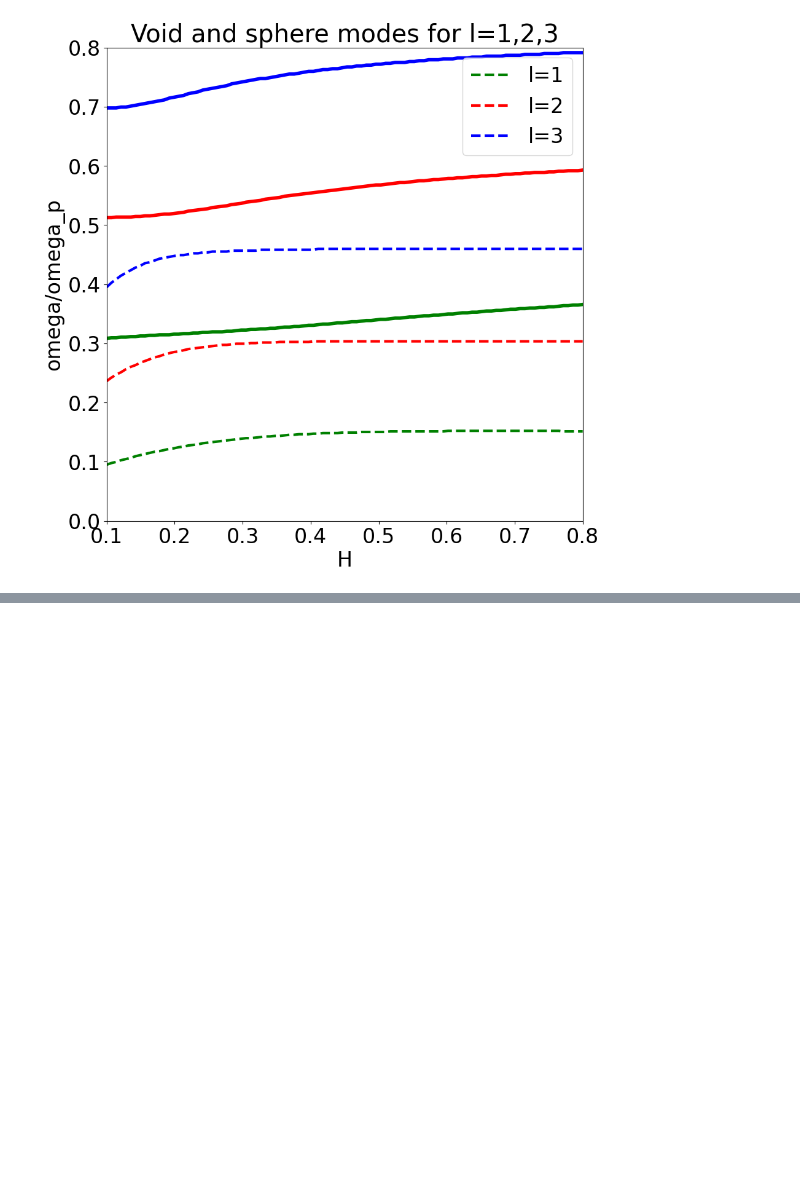
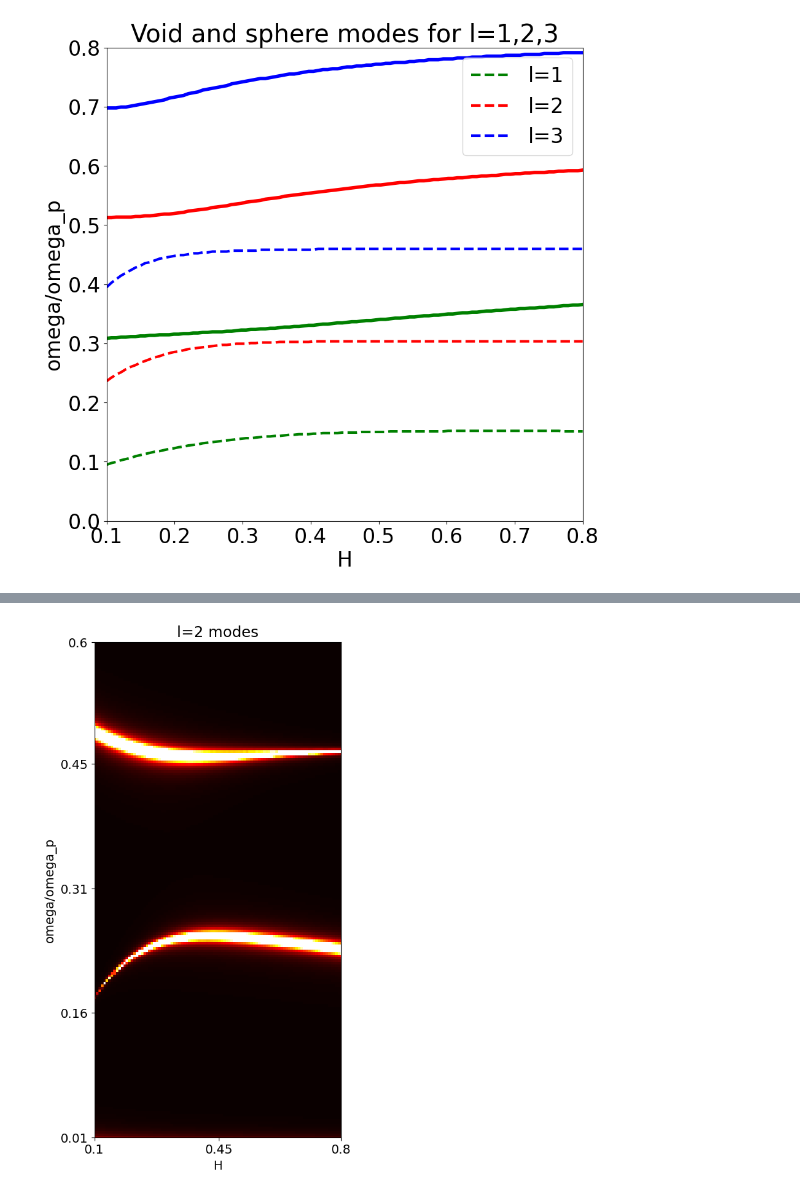
Before and after one commit to AliGhorashiCMT/Coherent-Perfect-Absorption, a Jupyter notebook: spheres/Void Plasmon Higher Angular Momentum.ipynb, the cells around one changed output, grey strips where cells are left out. Drawn from its saved outputs; the diff is of its cells as text; code cells hidden in the pictures; blank space fills up the shorter version.

Commit message:
de Abajo paper mistake code

```diff
--- a/spheres/Void Plasmon Higher Angular Momentum.ipynb
+++ b/spheres/Void Plasmon Higher Angular Momentum.ipynb
@@ -1051,0 +1057,28 @@ ax.legend();
+# %%
+K = 100
+N = 200
+l = 2
+R = 6
+Hs = linspace(0.1, 0.8, K) # Range of Rs (normalized value of b) used in the paper
+omega_over_omega_ps_real = linspace(0.01, 0.6, N) # range of real(omega)/omega_p
+omega_over_omega_ps_imag = linspace(0.0001, 0.5, N) # range of imag(omega)/omega_p
+omega_over_omega_ps = omega_over_omega_ps_real.reshape((N, 1)).repeat(N, axis=1) - 1j*omega_over_omega_ps_imag.reshape((1, N)).repeat(N, axis=0)
+gamma_e = 0
+gammas = np.zeros((K, N))
+heatmap_data = np.zeros((K, N))
+for (H_idx, H) in enumerate(Hs):
+    if (H_idx % 10) == 0:
+        print(H_idx)
+    epsilon2 = gold_drude(omega_over_omega_ps, gamma_e=gamma_e); epsilon1 =  ones((N, N))
+    kR = R * omega_over_omega_ps
+    previous_coefficients = np.array([1, 1])
+
+    next_coefficients = e_r_recursive_cpa(previous_coefficients, l, epsilon1, epsilon2, kR)
+
+    epsilon2 = ones((N, N)) ; epsilon1 = gold_drude(omega_over_omega_ps, gamma_e=gamma_e);
+    kR =  (H * l + R) * omega_over_omega_ps
+    next_coefficients = e_r_recursive_cpa(next_coefficients, l, epsilon1, epsilon2, kR)
+
+    scattering_amplitudes = np.abs(next_coefficients[0, ...]/next_coefficients[1, ...])**2
+    heatmap_data[H_idx, :] =  scattering_amplitudes.max(axis=1) # maximum across all imaginary values for the frequency
+    gammas[H_idx, :] = omega_over_omega_ps_imag[scattering_amplitudes.argmax(axis=1)]
@@ -1051,0 +1096,13 @@ ax.legend();
+# %%
+plt.rcParams.update({'font.size': 14})
+fig, ax = plt.subplots(figsize=(15,10))
+ax.imshow(heatmap_data.T, cmap="hot", vmin=1, vmax=200, origin="lower");
+ax.set_xticks([0, K/2, K-1], Hs[[0, round(K/2), K-1]].round(2))
+ax.set_yticks([0, N/4, N/2, N*3/4, N-1], omega_over_omega_ps_real[[0, round(N/4), round(N/2), round(3*N/4), N-1]].round(2))
+ax.set_xlim(0, K-1)
+ax.set_ylim(0, N-1);
+ax.set_xlabel("H")
+ax.set_ylabel("omega/omega_p");
+ax.set_title(f"l=2 modes");
+# %% [output]
+[figure, added]
```
Also changed, not shown: parts of 25 cells of this notebook.
